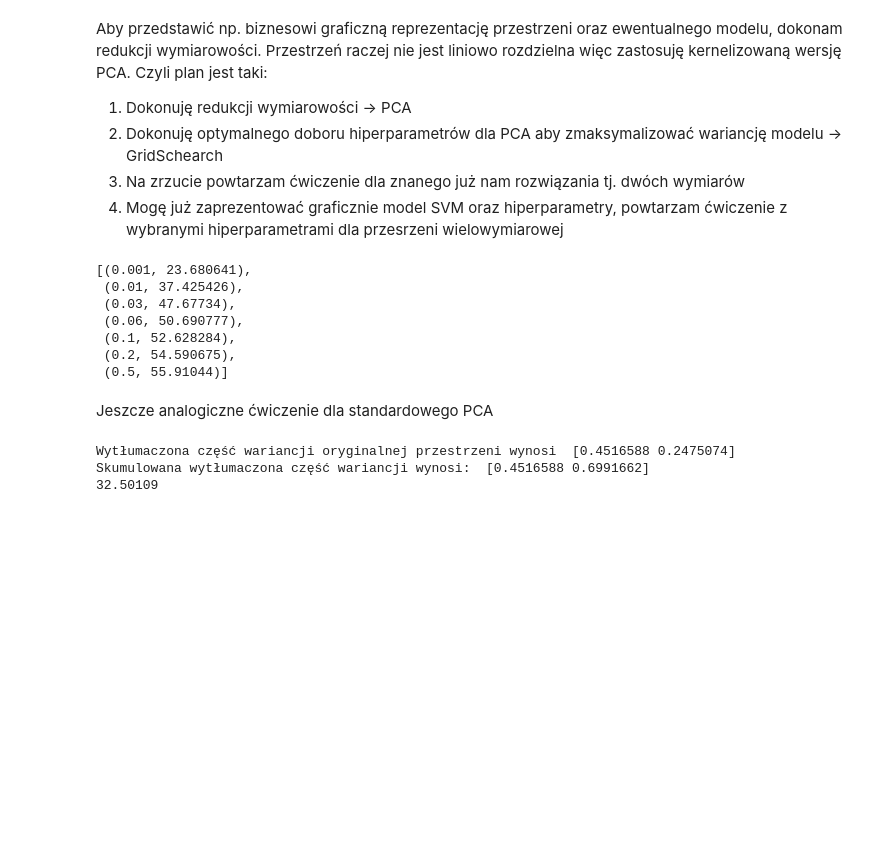
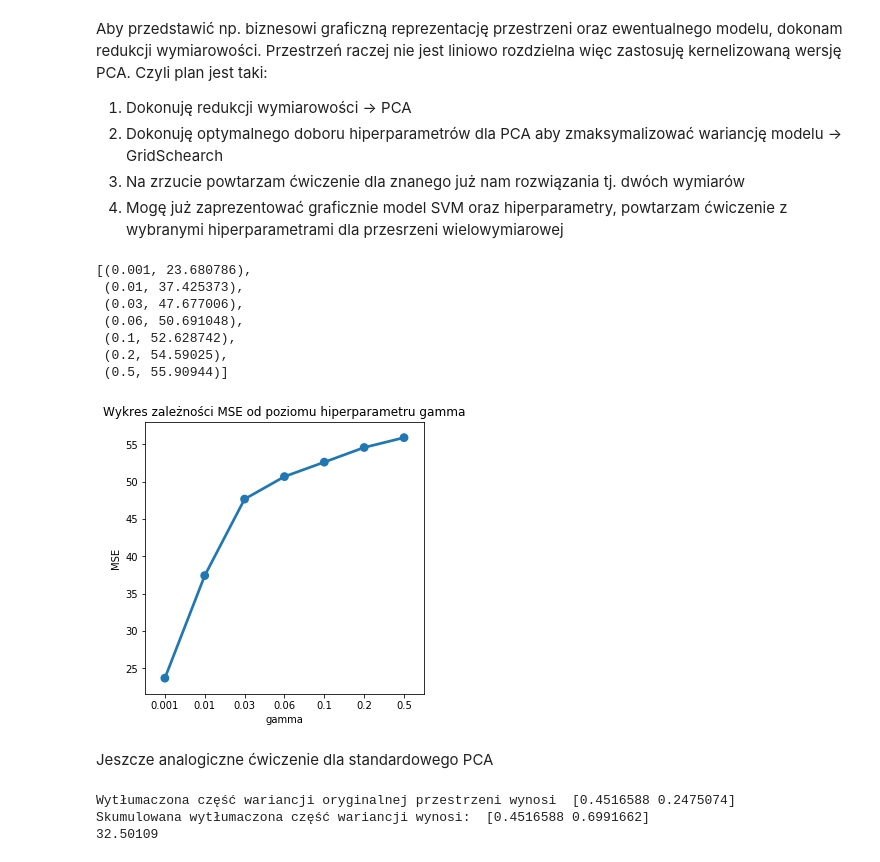
Before and after one commit to krisz17/latent_layer_SVM_classifier, a Jupyter notebook: SVM_with_dim_reduction.ipynb, the cells around one changed output. Cells and saved outputs as stored; diff of their text form; code cells hidden in the pictures; blank space fills up the shorter version.

```diff
--- a/SVM_with_dim_reduction.ipynb
+++ b/SVM_with_dim_reduction.ipynb
@@ -115,6 +133,7 @@ Aby przedstawić np. biznesowi graficzną reprezentację przestrzeni oraz ewentu
 3. Na zrzucie powtarzam ćwiczenie dla znanego już nam rozwiązania tj. dwóch wymiarów
 4. Mogę już zaprezentować graficznie model SVM oraz hiperparametry, powtarzam ćwiczenie z wybranymi hiperparametrami dla przesrzeni wielowymiarowej
 # %%
+# wyznaczam wartość MSE rekonstrukcji w zależności od parametru gamma
 from sklearn.decomposition import KernelPCA
 from sklearn.metrics import mean_squared_error
 
@@ -128,17 +147,30 @@ for gamma in gamma_grid:
     mse = mean_squared_error(X_svm, X_preimage) # dla standardowego PCA można skorzystać z współczynnika wyjaśnionej wariancji
     output.append((gamma, mse))
 
-output
+#output
 # %% [output]
-[(0.001, 23.680641),
- (0.01, 37.425426),
- (0.03, 47.67734),
- (0.06, 50.690777),
- (0.1, 52.628284),
- (0.2, 54.590675),
- (0.5, 55.91044)]
+[(0.001, 23.680786),
+ (0.01, 37.425373),
+ (0.03, 47.677006),
+ (0.06, 50.691048),
+ (0.1, 52.628742),
+ (0.2, 54.59025),
+ (0.5, 55.90944)]
-# %% [markdown]
-Jeszcze analogiczne ćwiczenie dla standardowego PCA
+# %%
+x = [x[0] for x in output]
+y = [y[1] for y in output]
+
+plt.figure(figsize=(5, 5))
+
+sns.pointplot(x=x, y=y)
+plt.title("Wykres zależności MSE od poziomu hiperparametru gamma")
+plt.xlabel("gamma")
+plt.ylabel("MSE")
+plt.savefig("MSE_dep_gamma.png", format='png', dpi=300, facecolor="White")
+# %% [output]
+[figure, added]
+# %% [markdown]
+Jeszcze analogiczne ćwiczenie dla standardowego PCA
 # %%
 from sklearn.decomposition import PCA
 import numpy as np
```
Also changed, not shown: parts of 6 cells of this notebook, 4 other files.
